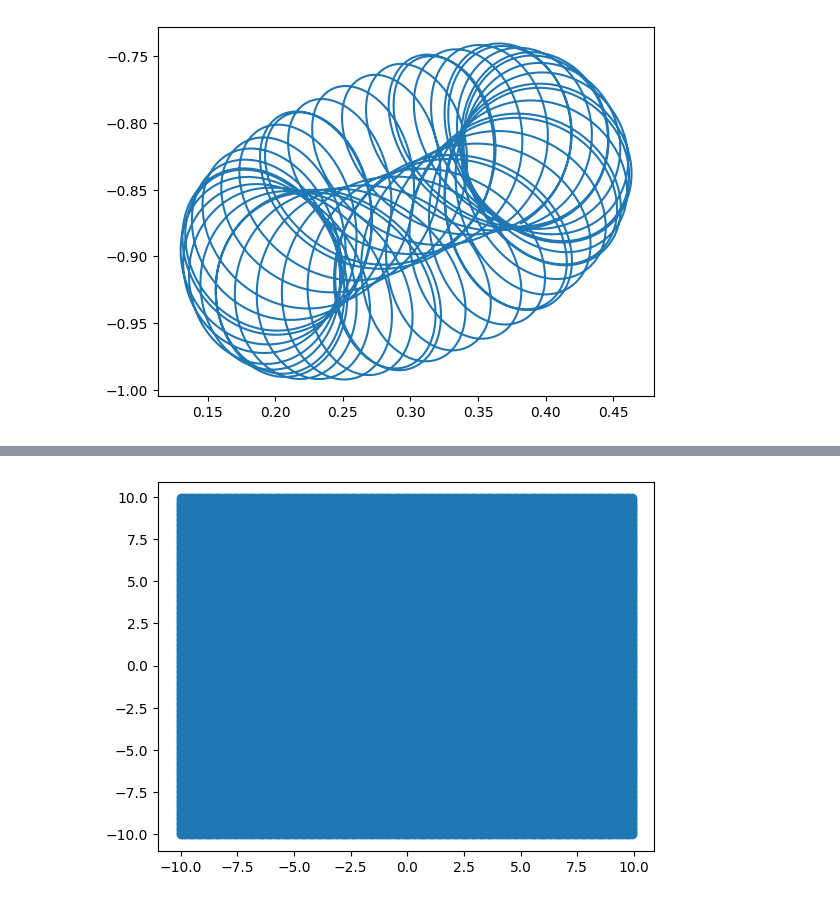
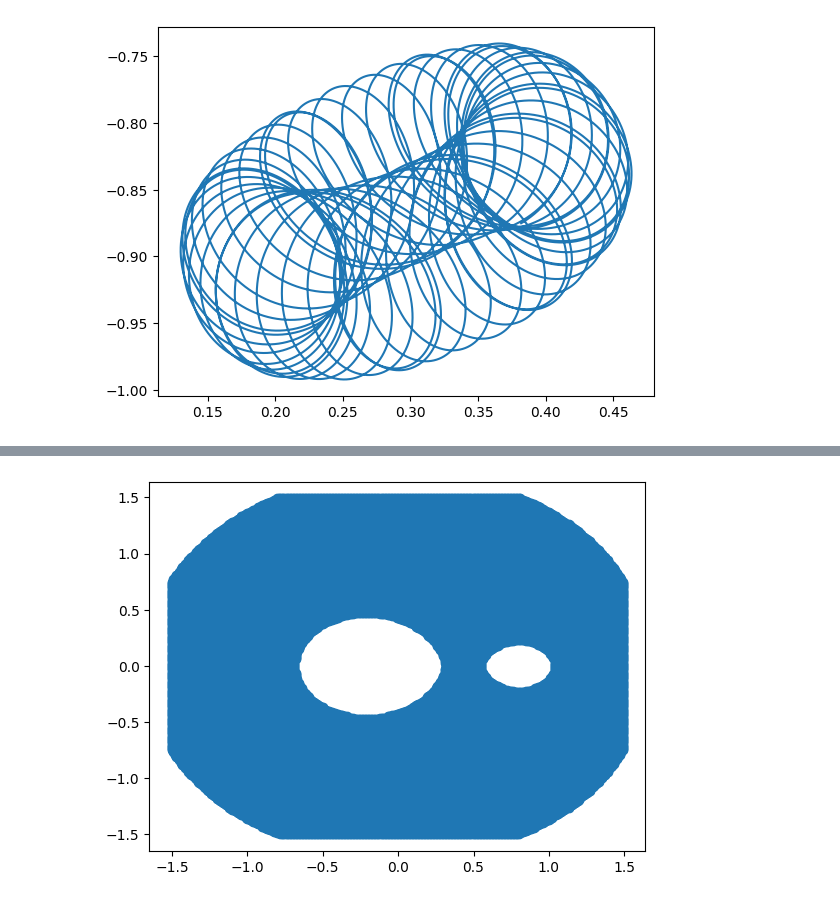
Before and after one commit to ZhizhchenkoA/Mechanic_Project, a Jupyter notebook: Z.ipynb, the cells around one changed output, grey strips where cells are left out. Drawn from its saved outputs; the diff is of its cells as text; code cells hidden in the pictures.

```diff
--- a/Z.ipynb
+++ b/Z.ipynb
@@ -125,30 +125,4 @@ def diff_h_py(x, y, px, py):
 
 def h_const(x, y, px=0, py=0):
   """Подсчёт постоянной Якоби"""
-  return (x_dot(x, y, px, py) ** 2 + y_dot(x, y, px, py) ** 2) / 2 - f(x, y)
+  return 2 * f(x, y)
-# %%
-
-lim_x_min, lim_x_max = -1.5, 1.5
-step_x = 0.01
-lim_y_min, lim_y_max = -1.5, 1.5
-step_y = 0.01
-mx = np.arange(lim_x_min, lim_x_max, step_x)
-my = np.arange(lim_y_min, lim_y_max, step_y)
-ans_x, ans_y = np.array([]), np.array([])
-xg, yg = [], []
-epsilon = 0
-
-for x in tqdm(mx):
-  for y in my:
-    if (f(x, y) - f(x - step_x, y)) * (f(x + step_x, y) - f(x, y)) < epsilon and \
-     (f(x, y) - f(x, y - step_y)) * (f(x, y + step_y) - f(x, y)) < epsilon:
-        ans_x = np.append(ans_x, x)
-        ans_y = np.append(ans_y, y)
-        xg.append(int((lim_x_min + x) * (1 / step_x)))
-        yg.append(int((lim_y_min + y) * (1 / step_y)))
-
-k = int((lim_x_max - lim_x_min) / step_x)
-arr = np.zeros((k, k))
-arr[yg, xg] = 1
-plt.imshow(arr)
-plt.show()
@@ -360,14 +337,17 @@ plt.show()
 # %%
-x = np.arange(-10, 10, 0.1)
-y = np.arange(-10, 10, 0.1)
+x = np.arange(-1.5, 1.5, 0.01)
+y = np.arange(-1.5, 1.5, 0.01)
 ans_x = []
 ans_y = []
-for i in x:
+epsilon = 1
+x0, y0, px0, py0 = 0.5, 0.5, -0.5, 0.5
+const = h_const(x0, y0, px0, py0)
+for i in tqdm(x):
   for j in y:
-    if f(i, j) + h_const(i, j) >= 0:
+    if abs(2 * f(i, j) - const) <= epsilon:
       ans_x.append(i)
       ans_y.append(j)
 plt.scatter(ans_x, ans_y)
 plt.show()
 # %% [output]
-[figure, old version]
+[figure, new version]
```
Also changed, not shown: parts of 8 cells of this notebook.
